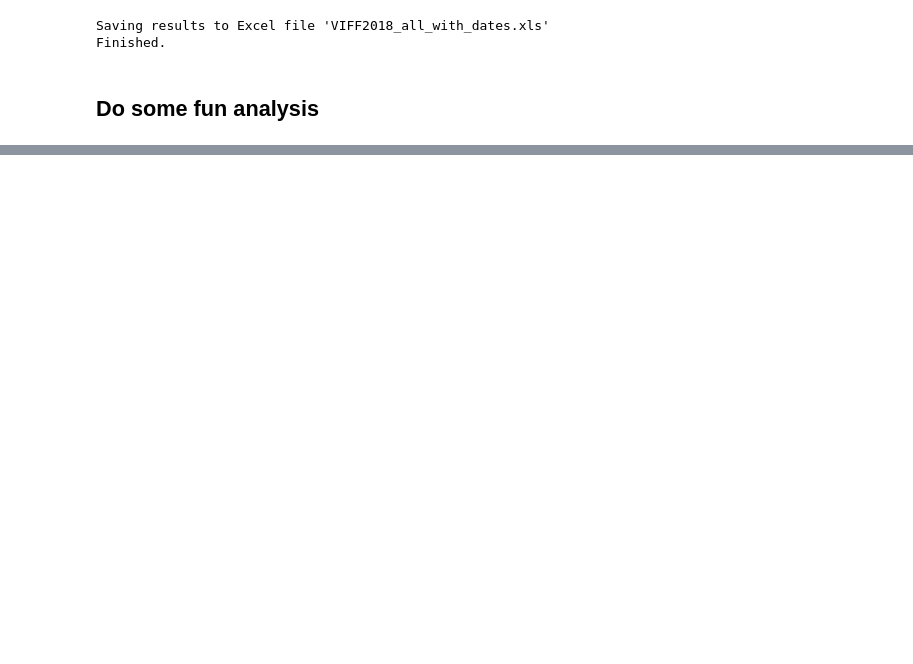
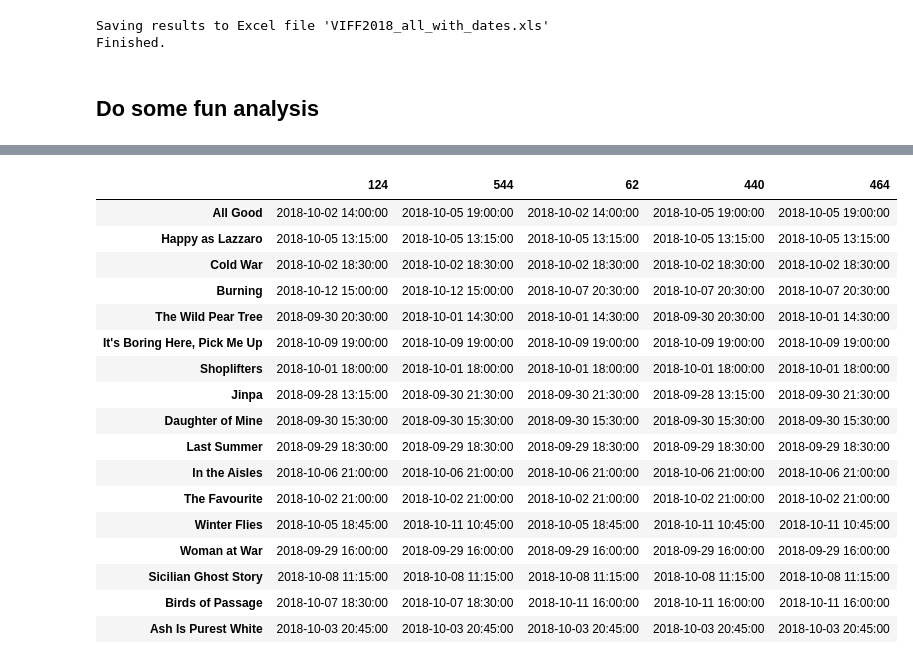
Before and after one commit to billtubbs/viff-scrape, a Jupyter notebook: Scrape VIFF film list.ipynb, the cells around one changed output, grey strips where cells are left out. Drawn from its saved outputs; the diff is of its cells as text; code cells hidden in the pictures; blank space fills up the shorter version.

```diff
--- a/Scrape VIFF film list.ipynb
+++ b/Scrape VIFF film list.ipynb
@@ -678,0 +950,3 @@ dir(film_page_tree.xpath(xp)[0])
+# %%
+time_scores = pd.Series(2*weekday_evenings - weekday_evenings_not_beer_club + 4*best_days, index=full_time_period)
+time_scores.sum()
@@ -678,0 +959,9 @@ dir(film_page_tree.xpath(xp)[0])
+# %%
+data = {
+    "Weekday evenings": weekday_evenings,
+    "Weekday evenings not beer club": weekday_evenings_not_beer_club,
+    "Best days": best_days,
+    "Time scores": time_scores
+}
+time_scores_df = pd.DataFrame(data, index=pd.Index(full_time_period, name="Time"))
+time_scores_df.head(10)
@@ -678,0 +995,8 @@ dir(film_page_tree.xpath(xp)[0])
+# %%
+scores = []
+for i, combination in enumerate(possible_combinations):
+    indeces = zip(selected_films, combination)
+    scores.append((selected_film_screening_times.loc[indeces].sum()*time_scores).sum())
+# %%
+best_combinations = pd.Series(scores).sort_values(ascending=False)
+best_combinations.head(10)
@@ -678,0 +1015,28 @@ dir(film_page_tree.xpath(xp)[0])
+# %%
+summary_df = pd.DataFrame(index=selected_films)
+for i in best_combinations.head().index:
+    combination = possible_combinations[i]
+    data = []
+    for film, screening in zip(selected_films, combination):
+        data.append(selected_film_screenings[film][screening])
+    summary_df[i] = pd.Series(data, index=selected_films)
+summary_df
+# %% [output]
+|  | 124 | 544 | 62 | 440 | 464 |
+| All Good | 2018-10-02 14:00:00 | 2018-10-05 19:00:00 | 2018-10-02 14:00:00 | 2018-10-05 19:00:00 | 2018-10-05 19:00:00 |
+| Happy as Lazzaro | 2018-10-05 13:15:00 | 2018-10-05 13:15:00 | 2018-10-05 13:15:00 | 2018-10-05 13:15:00 | 2018-10-05 13:15:00 |
+| Cold War | 2018-10-02 18:30:00 | 2018-10-02 18:30:00 | 2018-10-02 18:30:00 | 2018-10-02 18:30:00 | 2018-10-02 18:30:00 |
+| Burning | 2018-10-12 15:00:00 | 2018-10-12 15:00:00 | 2018-10-07 20:30:00 | 2018-10-07 20:30:00 | 2018-10-07 20:30:00 |
+| The Wild Pear Tree | 2018-09-30 20:30:00 | 2018-10-01 14:30:00 | 2018-10-01 14:30:00 | 2018-09-30 20:30:00 | 2018-10-01 14:30:00 |
+| It's Boring Here, Pick Me Up | 2018-10-09 19:00:00 | 2018-10-09 19:00:00 | 2018-10-09 19:00:00 | 2018-10-09 19:00:00 | 2018-10-09 19:00:00 |
+| Shoplifters | 2018-10-01 18:00:00 | 2018-10-01 18:00:00 | 2018-10-01 18:00:00 | 2018-10-01 18:00:00 | 2018-10-01 18:00:00 |
+| Jinpa | 2018-09-28 13:15:00 | 2018-09-30 21:30:00 | 2018-09-30 21:30:00 | 2018-09-28 13:15:00 | 2018-09-30 21:30:00 |
+| Daughter of Mine | 2018-09-30 15:30:00 | 2018-09-30 15:30:00 | 2018-09-30 15:30:00 | 2018-09-30 15:30:00 | 2018-09-30 15:30:00 |
+| Last Summer | 2018-09-29 18:30:00 | 2018-09-29 18:30:00 | 2018-09-29 18:30:00 | 2018-09-29 18:30:00 | 2018-09-29 18:30:00 |
+| In the Aisles | 2018-10-06 21:00:00 | 2018-10-06 21:00:00 | 2018-10-06 21:00:00 | 2018-10-06 21:00:00 | 2018-10-06 21:00:00 |
+| The Favourite | 2018-10-02 21:00:00 | 2018-10-02 21:00:00 | 2018-10-02 21:00:00 | 2018-10-02 21:00:00 | 2018-10-02 21:00:00 |
+| Winter Flies | 2018-10-05 18:45:00 | 2018-10-11 10:45:00 | 2018-10-05 18:45:00 | 2018-10-11 10:45:00 | 2018-10-11 10:45:00 |
+| Woman at War | 2018-09-29 16:00:00 | 2018-09-29 16:00:00 | 2018-09-29 16:00:00 | 2018-09-29 16:00:00 | 2018-09-29 16:00:00 |
+| Sicilian Ghost Story | 2018-10-08 11:15:00 | 2018-10-08 11:15:00 | 2018-10-08 11:15:00 | 2018-10-08 11:15:00 | 2018-10-08 11:15:00 |
+| Birds of Passage | 2018-10-07 18:30:00 | 2018-10-07 18:30:00 | 2018-10-11 16:00:00 | 2018-10-11 16:00:00 | 2018-10-11 16:00:00 |
+| Ash Is Purest White | 2018-10-03 20:45:00 | 2018-10-03 20:45:00 | 2018-10-03 20:45:00 | 2018-10-03 20:45:00 | 2018-10-03 20:45:00 |
```
Also changed, not shown: parts of 72 cells of this notebook.
